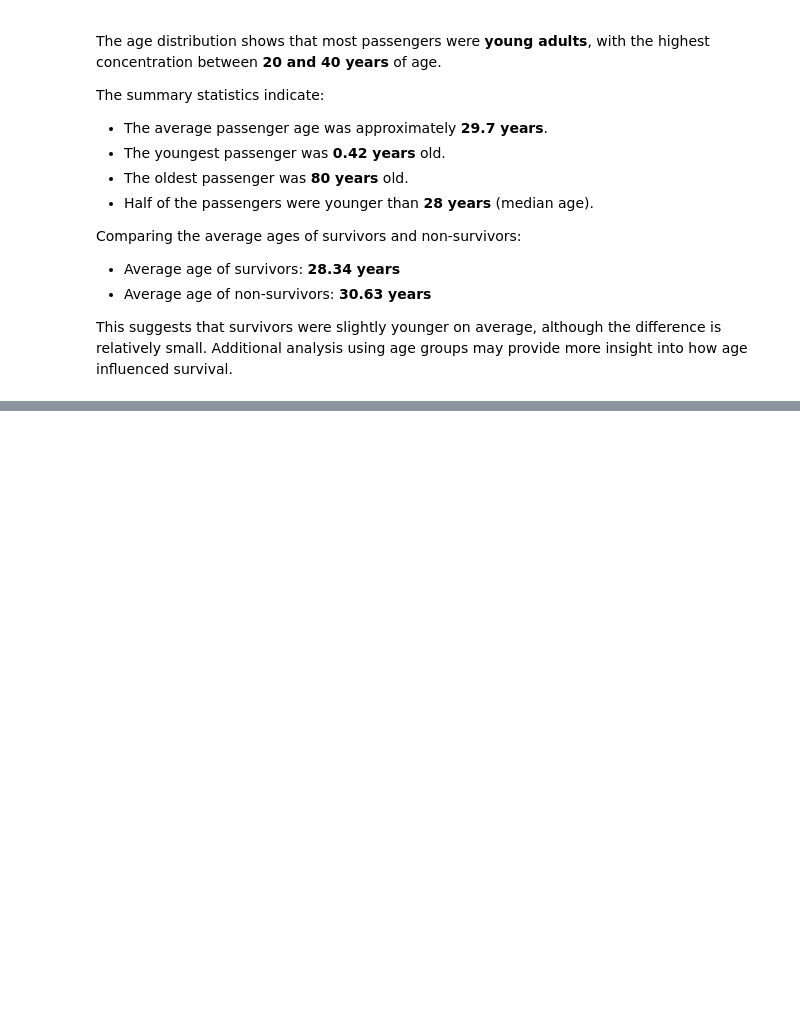
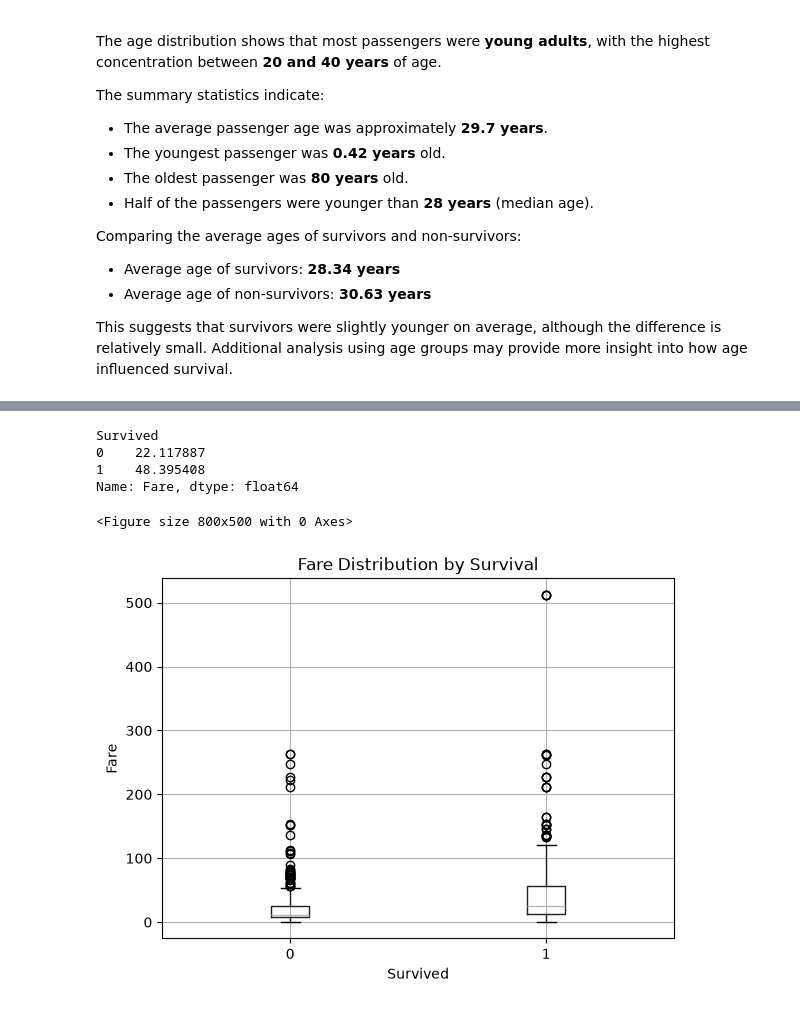
Before and after one commit to jenfanendatascience-ship-it/AI-Portfolio-2026, a Jupyter notebook: 07_Kaggle/Titanic/notebooks/Titanic_EDA.ipynb, the cells around one changed output, grey strips where cells are left out. Saved outputs shown, nothing was run; the diff lists cells and outputs as text; code cells hidden in the pictures; blank space fills up the shorter version.

```diff
--- a/07_Kaggle/Titanic/notebooks/Titanic_EDA.ipynb
+++ b/07_Kaggle/Titanic/notebooks/Titanic_EDA.ipynb
@@ -290,0 +323,24 @@ This suggests that survivors were slightly younger on average, although the diff
+# %%
+train.groupby("Survived")["Fare"].mean()
+# %% [output]
+Survived
+0    22.117887
+1    48.395408
+Name: Fare, dtype: float64
+# %%
+plt.figure(figsize=(8,5))
+
+train.boxplot(column="Fare", by="Survived")
+
+plt.title("Fare Distribution by Survival")
+
+plt.suptitle("")
+
+plt.xlabel("Survived")
+
+plt.ylabel("Fare")
+
+plt.show()
+# %% [output]
+<Figure size 800x500 with 0 Axes>
+[figure, added]
```
Also changed, not shown: parts of 3 cells of this notebook.
